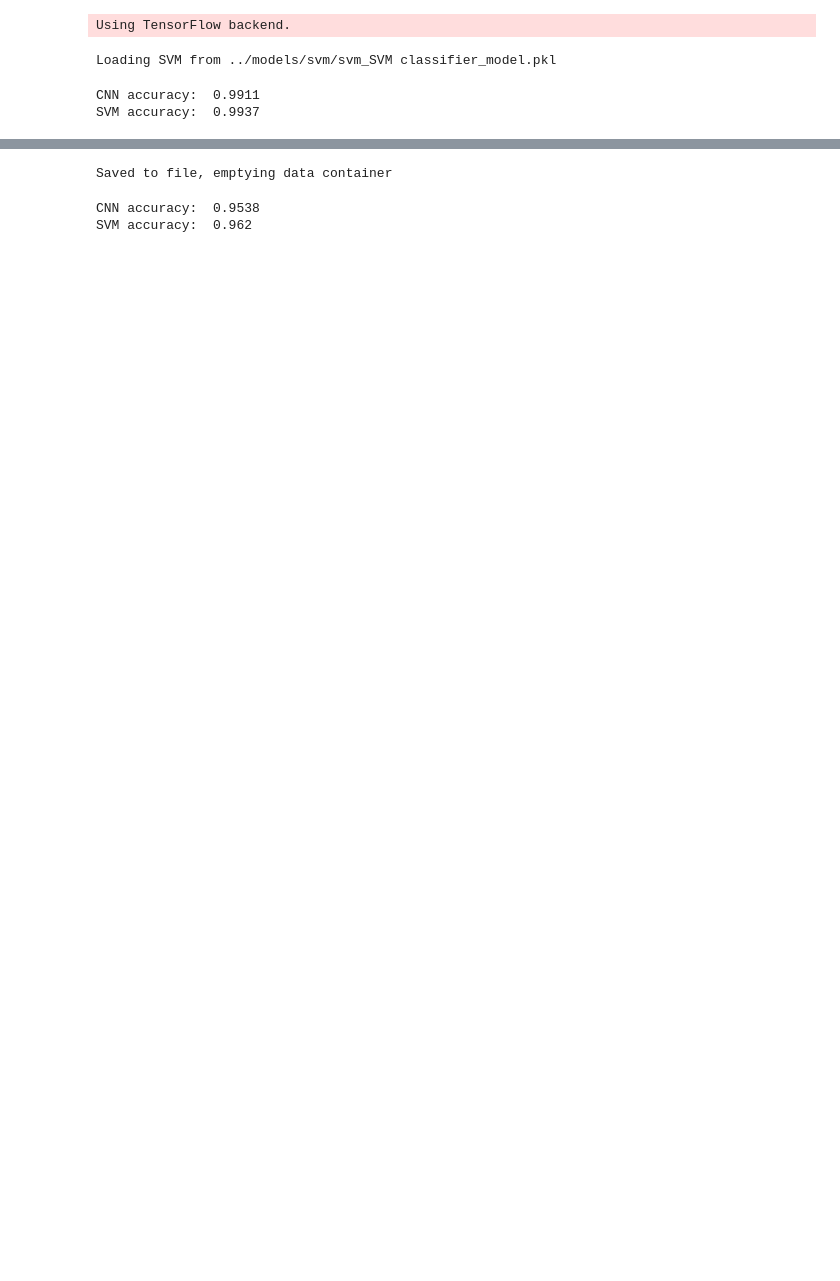
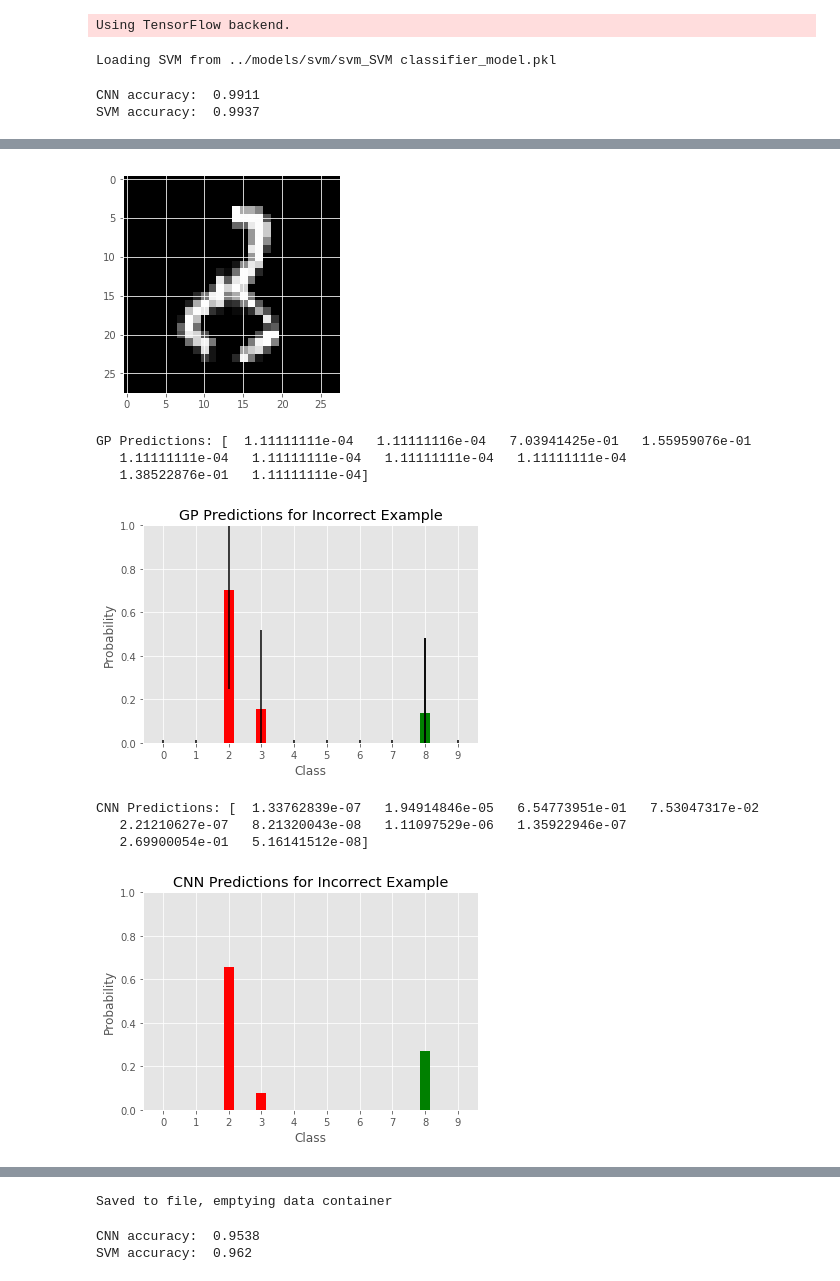
Before and after one commit to flyingsilverfin/CNN_GP_MNIST, a Jupyter notebook: src/Evaluation.ipynb, the cells around one changed output, grey strips where cells are left out. Drawn from its saved outputs; the diff is of its cells as text; code cells hidden in the pictures; blank space fills up the shorter version.

```diff
--- a/src/Evaluation.ipynb
+++ b/src/Evaluation.ipynb
@@ -175,6 +195,15 @@ for gp_model_getter in get_gp_model:
     print("Number incorrect in both models:", both_incorrect)
     print("Number CNN incorrect but not GP:", np.count_nonzero(mnist_cnn_incorrect) -  both_incorrect)
     print("Number GP incorrect but not CNN:", np.count_nonzero(mnist_gp_incorrect) -  both_incorrect)
+    both_incorrect_imgs = mnist_test_imgs[mnist_overlap_incorrect]
+    #plt.imshow(both_incorrect_imgs[0])
+
+    gp_correct_not_cnn = mnist_gp_correct & ~mnist_cnn_correct
+    print("Number GP Correct but not CNN", np.count_nonzero(gp_correct_not_cnn))
+
+    cnn_correct_not_gp = mnist_cnn_correct & ~mnist_gp_correct
+    print("Number CNN Correct but not GP", np.count_nonzero(cnn_correct_not_gp))
+
 
 
     for hybrid in hybrid_models:
@@ -206,0 +236,45 @@ Hybrid model tol=1.5 stronger_crit=True(GP: RBF Kernel GP) accuracy: 0.9911
+# %%
+def plot_instance(axis, classes, correct_class, mu, var, width=0.3):
+    v = np.sqrt(var)
+    rects1 = axis.bar(classes, mu, width, color='r', yerr=v)
+    rects2 = axis.bar(correct_class, mu[correct_class], width, color='g', yerr=v[correct_class])
+# %%
+classes = np.arange(mnist_gp_mu.shape[-1]) # 0 -> 9
+# save some examples for both failing
+index = 5
+plt.show()
+plt.imshow(both_incorrect_imgs[index].reshape(28, 28), cmap=plt.get_cmap('gray'))
+plt.savefig('../results/figs/mnist/both_incorrect_example_linear.pdf', bbox_inches='tight')
+plt.show()
+
+print("GP Predictions:", mnist_gp_mu[mnist_overlap_incorrect][index])
+correct_class = correct_classes[mnist_overlap_incorrect][index]
+plot_instance(plt, classes, correct_class, mnist_gp_mu[mnist_overlap_incorrect][index], mnist_gp_var[mnist_overlap_incorrect][index], width=0.3)
+plt.xticks(classes)
+plt.ylim([0.0, 1.0])
+plt.title("GP Predictions for Incorrect Example")
+plt.xlabel("Class")
+plt.ylabel("Probability")
+plt.savefig('../results/figs/mnist/both_incorrect_gp_linear_probs.pdf', bbox_inches='tight')
+plt.show()
+
+print("CNN Predictions:", mnist_cnn_preds[mnist_overlap_incorrect][index])
+plot_instance(plt, classes, correct_class, mnist_cnn_preds[mnist_overlap_incorrect][index], [0]*10, width=0.3)
+plt.xticks(classes)
+plt.ylim([0.0, 1.0])
+
+plt.title("CNN Predictions for Incorrect Example")
+plt.xlabel("Class")
+plt.ylabel("Probability")
+plt.savefig('../results/figs/mnist/both_incorrect_cnn_probs.pdf', bbox_inches='tight')
+plt.show()
+# %% [output]
+[figure, added]
+GP Predictions: [  1.11111111e-04   1.11111116e-04   7.03941425e-01   1.55959076e-01
+   1.11111111e-04   1.11111111e-04   1.11111111e-04   1.11111111e-04
+   1.38522876e-01   1.11111111e-04]
+[figure, added]
+CNN Predictions: [  1.33762839e-07   1.94914846e-05   6.54773951e-01   7.53047317e-02
+   2.21210627e-07   8.21320043e-08   1.11097529e-06   1.35922946e-07
+   2.69900054e-01   5.16141512e-08]
+[figure, added]
```
Also changed, not shown: parts of 9 cells of this notebook, 38 other files.
